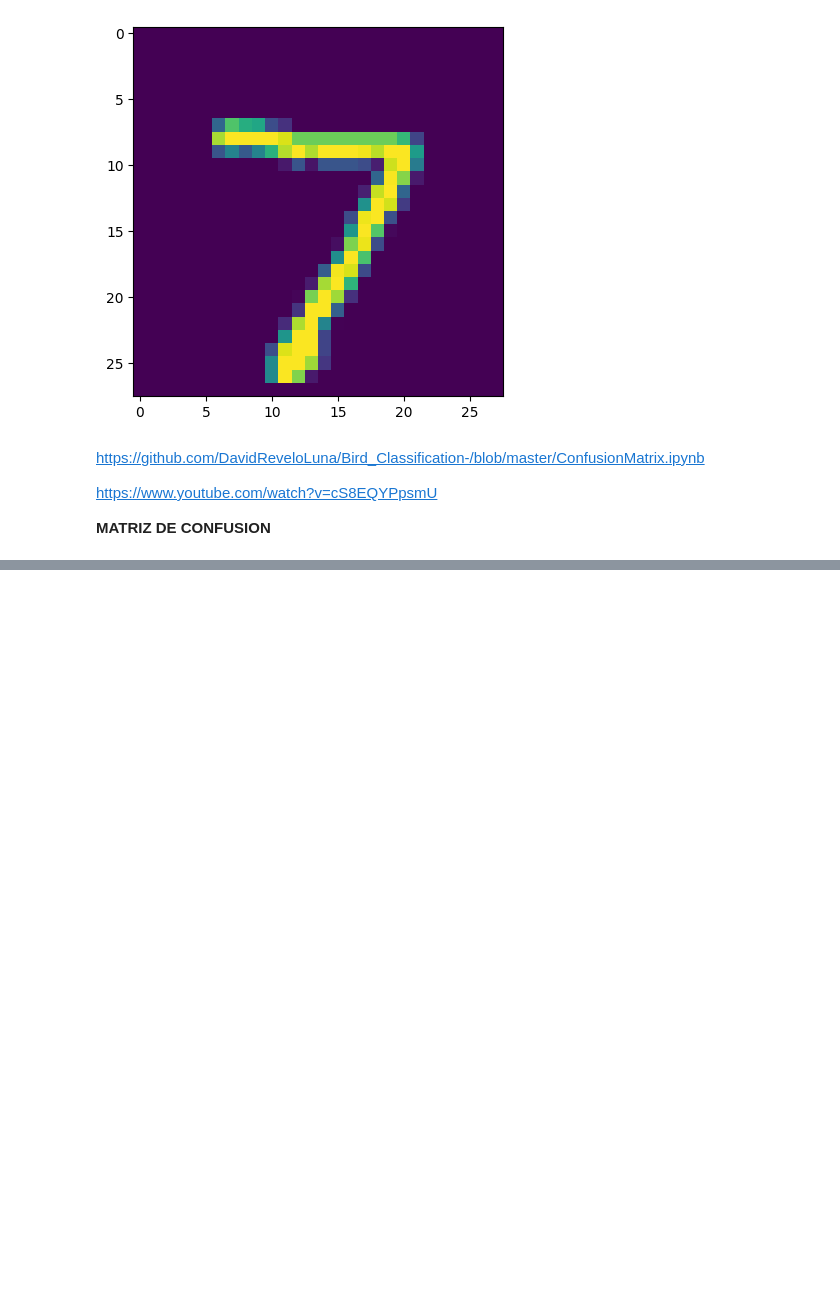
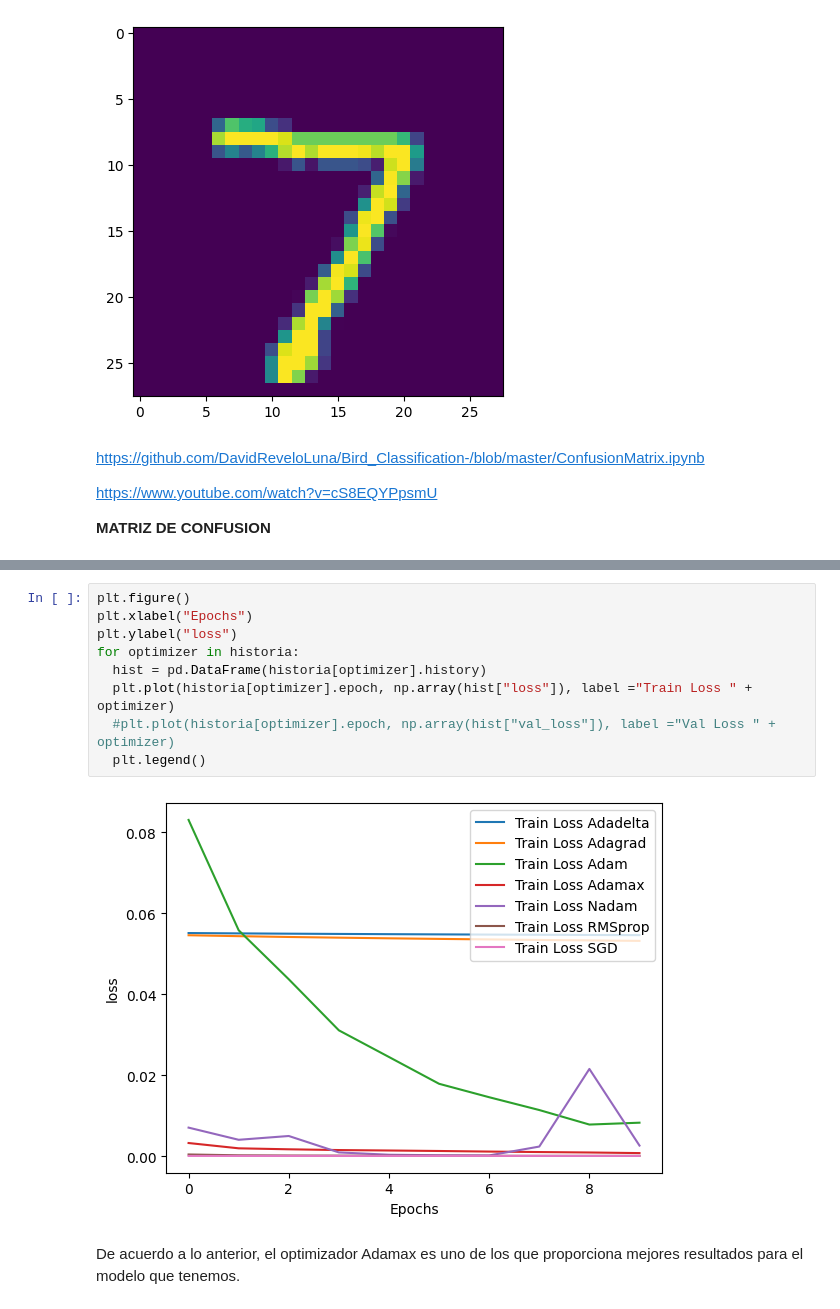
Before and after one commit to nuryduque63/final_redesneuronales, a Jupyter notebook: Grupo_Trabajo_Final_Redes_Neuronales.ipynb, the cells around one changed output, grey strips where cells are left out. Drawn from its saved outputs; the diff is of its cells as text; blank space fills up the shorter version.

```diff
--- a/Grupo_Trabajo_Final_Redes_Neuronales.ipynb
+++ b/Grupo_Trabajo_Final_Redes_Neuronales.ipynb
@@ -362,0 +429,13 @@ Por ejemplo si colocamos la funcion de activacion tanh y un optimizador SGD, se
+# %%
+plt.figure()
+plt.xlabel("Epochs")
+plt.ylabel("loss")
+for optimizer in historia:
+  hist = pd.DataFrame(historia[optimizer].history)
+  plt.plot(historia[optimizer].epoch, np.array(hist["loss"]), label ="Train Loss " + optimizer)
+  #plt.plot(historia[optimizer].epoch, np.array(hist["val_loss"]), label ="Val Loss " + optimizer)
+  plt.legend()
+# %% [output]
+[figure, added]
+# %% [markdown]
+De acuerdo a lo anterior, el optimizador Adamax es uno de los que proporciona mejores resultados para el modelo que tenemos.
```
Also changed, not shown: parts of 19 cells of this notebook.
